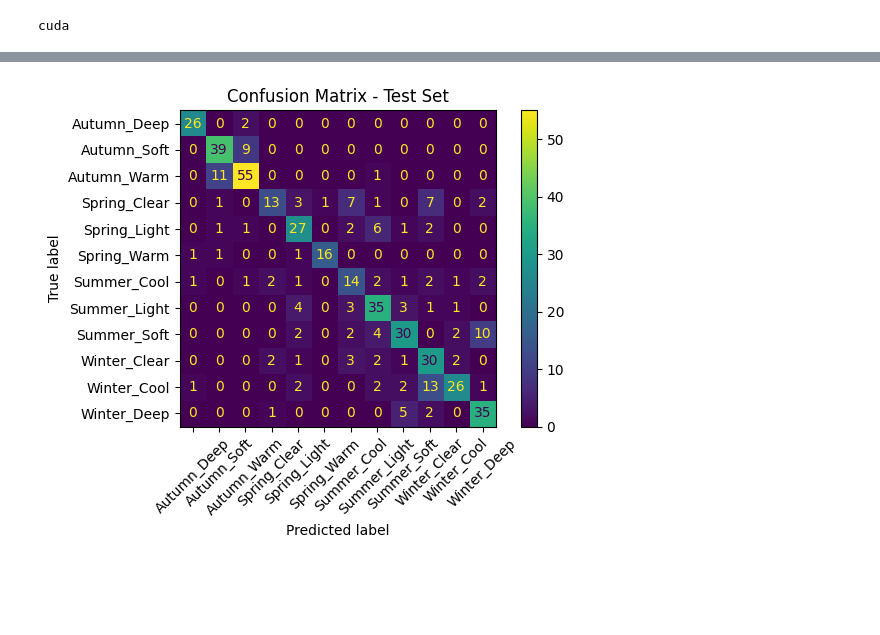
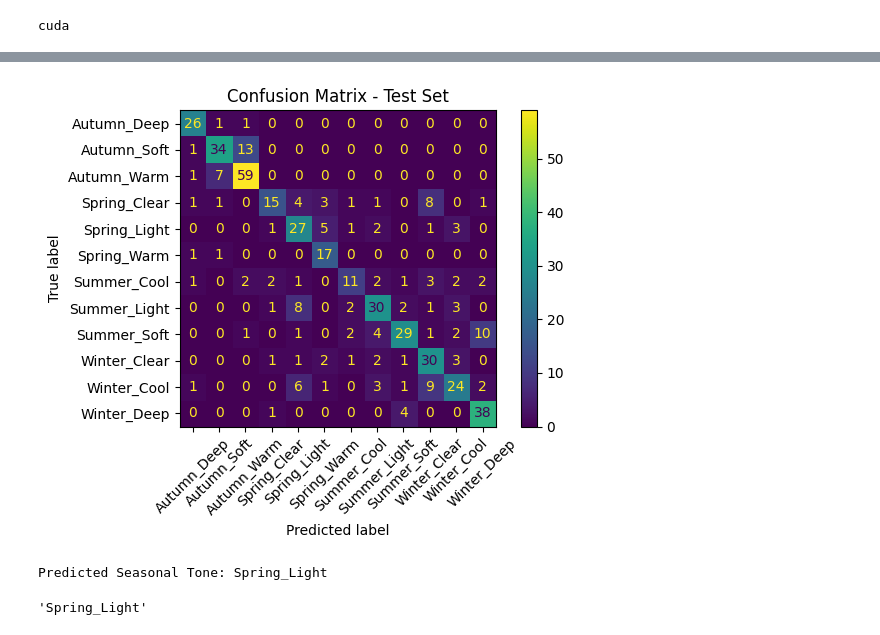
Before and after one commit to senghuyjr11/color_analysis, a Jupyter notebook: train_effectionet1.ipynb, the cells around one changed output, grey strips where cells are left out. Saved outputs shown, nothing was run; the diff lists cells and outputs as text; code cells hidden in the pictures; blank space fills up the shorter version.

```diff
--- a/train_effectionet1.ipynb
+++ b/train_effectionet1.ipynb
@@ -61,13 +62,21 @@ train_dataset = SeasonDataset(train_csv, transform, label_encoder)
 val_dataset = SeasonDataset(val_csv, transform, label_encoder)
 test_dataset = SeasonDataset(test_csv, transform, label_encoder)
 
-train_loader = DataLoader(train_dataset, batch_size=64, shuffle=True, num_workers=0)
-val_loader = DataLoader(val_dataset, batch_size=64, shuffle=False, num_workers=0)
-test_loader = DataLoader(test_dataset, batch_size=64, shuffle=False, num_workers=0)
+train_loader = DataLoader(train_dataset, batch_size=32, shuffle=True, num_workers=4, pin_memory=True)
+val_loader   = DataLoader(val_dataset,   batch_size=32, shuffle=False, num_workers=2, pin_memory=True)
+test_loader  = DataLoader(test_dataset,  batch_size=32, shuffle=False, num_workers=2, pin_memory=True)
 # %%
 # === Model ===
+# Load model
 model = efficientnet_b1(weights=EfficientNet_B1_Weights.DEFAULT)
-model.classifier[1] = nn.Linear(model.classifier[1].in_features, len(label_encoder.classes_))
+
+# Modify the classifier with dropout
+in_features = model.classifier[1].in_features
+model.classifier = nn.Sequential(
+    nn.Dropout(p=0.5),  # Customize dropout here
+    nn.Linear(in_features, len(label_encoder.classes_))
+)
+
 model = model.to(device)
 
 # === Loss & Optimizer ===
@@ -160,8 +167,13 @@ for epoch in range(epochs):
     # === Save best model ===
     if val_acc > best_val_acc:
         best_val_acc = val_acc
-        torch.save(model.state_dict(), "seasonal_model_best.pth")
-        print("Best model saved!")
+
+        # Save best model only
+        os.makedirs("model", exist_ok=True)
+        model_path = "model/seasonal_model_best_effectionnet.pth"
+        torch.save(model.state_dict(), model_path)
+        print(f"Best model saved at Epoch {epoch+1}")
+
         epochs_no_improve = 0
     else:
         epochs_no_improve += 1
@@ -207,5 +221,5 @@ Test Accuracy: 0.7175
 # %%
-model.load_state_dict(torch.load('seasonal_model_best.pth'))
+model.load_state_dict(torch.load('model/seasonal_model_best_effectionnet.pth'))
 model.eval()
 # %% [output]
 EfficientNet(
@@ -257,25 +271,49 @@ plt.show()
 # %%
 from sklearn.metrics import confusion_matrix, ConfusionMatrixDisplay
 
-model.load_state_dict(torch.load("seasonal_model_best.pth"))
+model.load_state_dict(torch.load("model/seasonal_model_best_effectionnet.pth"))
 model.eval()
 
 all_preds = []
 all_labels = []
 with torch.no_grad():
     for images, labels in test_loader:
         images = images.to(device)
         outputs = model(images)
         preds = outputs.argmax(dim=1).cpu().numpy()
         all_preds.extend(preds)
         all_labels.extend(labels.numpy())
 
 
 cm = confusion_matrix(all_labels, all_preds)
 disp = ConfusionMatrixDisplay(confusion_matrix=cm, display_labels=label_encoder.classes_)
 disp.plot(xticks_rotation=45)
 plt.title("Confusion Matrix - Test Set")
 plt.tight_layout()
 plt.show()
 # %% [output]
-[figure, old version]
+[figure, new version]
+# %%
+# === Predict new image ===
+from PIL import Image
+
+def predict_image(image_path):
+    image = Image.open(image_path).convert("RGB")
+    image = transform(image).unsqueeze(0).to(device)
+
+    model.load_state_dict(torch.load("model/seasonal_model_best_effectionnet.pth", map_location=device))
+    model.eval()
+
+    with torch.no_grad():
+        output = model(image)
+        pred_idx = output.argmax(dim=1).item()
+        label = label_encoder.inverse_transform([pred_idx])[0]
+
+    print(f"Predicted Seasonal Tone: {label}")
+    return label
+
+# === Example usage ===
+predict_image("clustered_seasons_kmeans/Winter/Deep/14311.png")
+# %% [output]
+Predicted Seasonal Tone: Spring_Light
+'Spring_Light'
```
Also changed, not shown: parts of 7 cells of this notebook, 3 other files.
